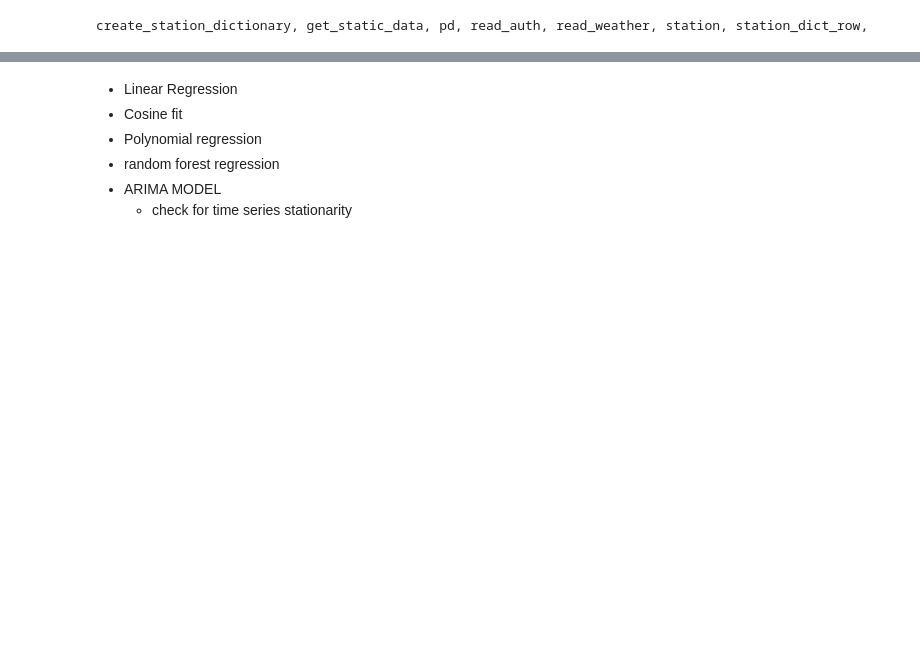
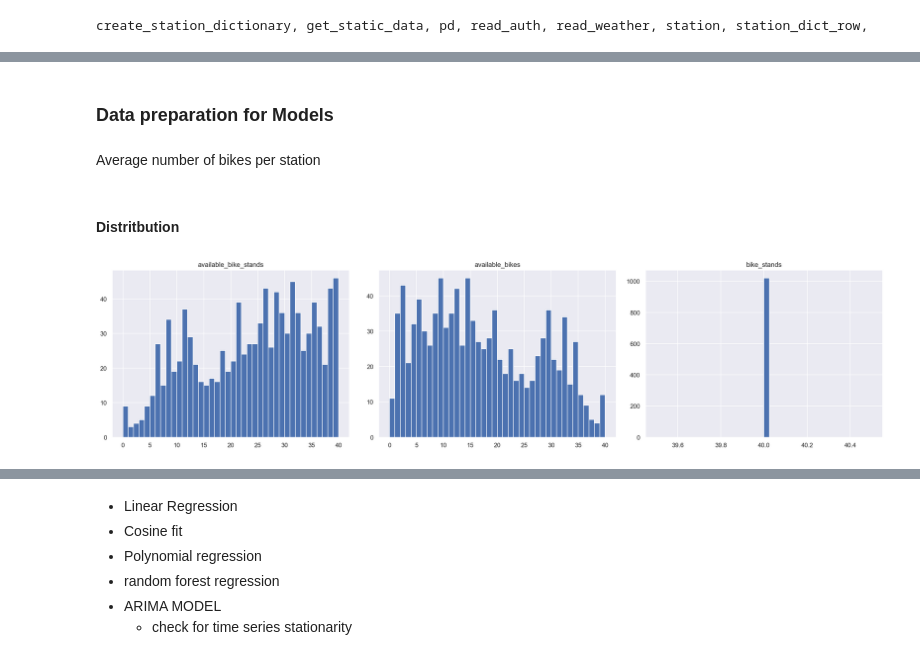
Before and after one commit to seprojectgroup19/main, a Jupyter notebook: model/Model-ARIMA.ipynb, the cells around one changed output, grey strips where cells are left out. Cells and saved outputs as stored; diff of their text form; code cells hidden in the pictures; blank space fills up the shorter version.

```diff
--- a/model/Model-ARIMA.ipynb
+++ b/model/Model-ARIMA.ipynb
@@ -69,0 +82,15 @@ plt.grid(True, which='both')
+# %% [markdown]
+### Data preparation for Models
+# %% [markdown]
+Average number of bikes per station
+# %% [markdown]
+#### Distritbution
+# %%
+# set no. bins to the number of bike stands.
+nbins = max(station_data['bike_stands'].values)
+
+# Plot histogram
+station_data.hist(layout=(1,3), figsize =(20,5), bins = nbins)
+plt.tight_layout()
+# %% [output]
+[figure, added]
```
Also changed, not shown: parts of 27 cells of this notebook, 3 other files.
